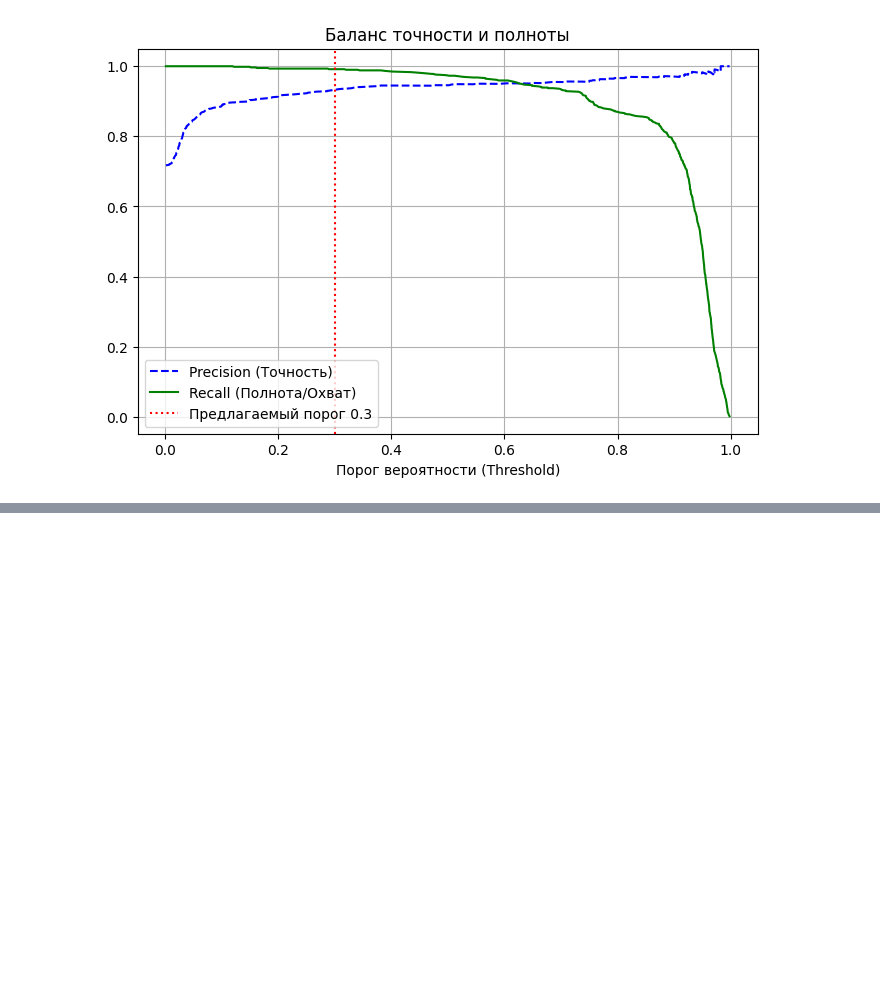
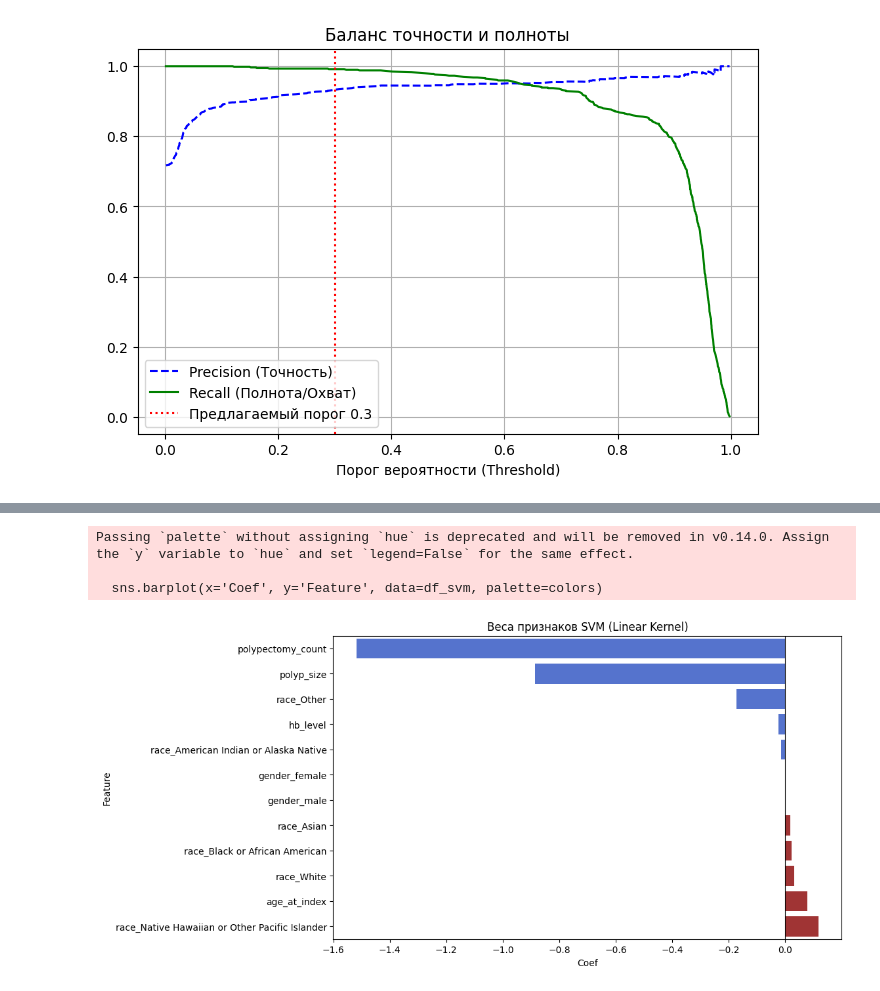
Before and after one commit to BalshowAndrew/oncology_fhir_analytics, a Jupyter notebook: notebooks/02_assessing_camcer_risk.ipynb, the cells around one changed output, grey strips where cells are left out. Cells and saved outputs as stored; diff of their text form; code cells hidden in the pictures; blank space fills up the shorter version.

```diff
--- a/notebooks/02_assessing_camcer_risk.ipynb
+++ b/notebooks/02_assessing_camcer_risk.ipynb
@@ -657,7 +691,7 @@ plt.show()
 # %%
 # Определяем группы признаков
 cat_features = ['gender', 'race']
-num_features = ['age_at_index', 'recurrence_count', 'polyp_size', 'hb_level']
+num_features = ['age_at_index', 'polypectomy_count', 'polyp_size', 'hb_level']
 # Создаем препроцессор
 preprocessor = ColumnTransformer(
     transformers=[
@@ -766,0 +834,2 @@ plt.show()
+# %%
+svm_pipeline.fit(X_train, y_train)
@@ -766,0 +876,32 @@ plt.show()
+# %%
+def get_pipeline_feature_names(pipeline, cat_features, num_features):
+    """
+    Извлекает итоговый список названий признаков из Scikit-Learn Pipeline
+    после этапа трансформации данных (Preprocessing).
+
+    Эта функция необходима для корректной интерпретации весов линейных моделей
+    (Logistic Regression, SVM) и Feature Importance, так как после применения
+    One-Hot Encoding количество и порядок столбцов изменяются.
+
+    Args:
+        pipeline (sklearn.pipeline.Pipeline): Обученный конвейер, содержащий
+            этап 'preprocessor' типа ColumnTransformer.
+        cat_features (list): Список исходных названий категориальных признаков.
+        num_features (list): Список исходных названий числовых признаков.
+
+    Returns:
+        list: Полный список названий признаков (строк) в том порядке,
+            в котором они подаются на вход классификатора.
+    """
+    # Получаем имена после OHE
+    ohe = pipeline.named_steps['preprocessor'].named_transformers_['cat']
+    if isinstance(ohe, Pipeline):
+        ohe = ohe.named_steps['ohe']
+
+    ohe_names = ohe.get_feature_names_out(cat_features).tolist()
+    return num_features + ohe_names
+# %%
+svm_names = get_pipeline_feature_names(svm_pipeline, cat_features, num_features)
+svm_coefs = svm_pipeline.named_steps['classifier'].coef_[0]
+df_svm = pd.DataFrame({'Feature': svm_names, 'Coef': svm_coefs}).sort_values(by='Coef')
+df_svm
@@ -766,0 +922,12 @@ plt.show()
+# %%
+plt.figure(figsize=(10, 6))
+colors = ['firebrick' if x > 0 else 'royalblue' for x in df_svm['Coef']]
+sns.barplot(x='Coef', y='Feature', data=df_svm, palette=colors)
+plt.title('Веса признаков SVM (Linear Kernel)')
+plt.axvline(0, color='black', linewidth=0.8)
+plt.show()
+# %% [output]
+Passing `palette` without assigning `hue` is deprecated and will be removed in v0.14.0. Assign the `y` variable to `hue` and set `legend=False` for the same effect.
+
+  sns.barplot(x='Coef', y='Feature', data=df_svm, palette=colors)
+[figure, added]
```
Also changed, not shown: parts of 35 cells of this notebook, 6 other files.
